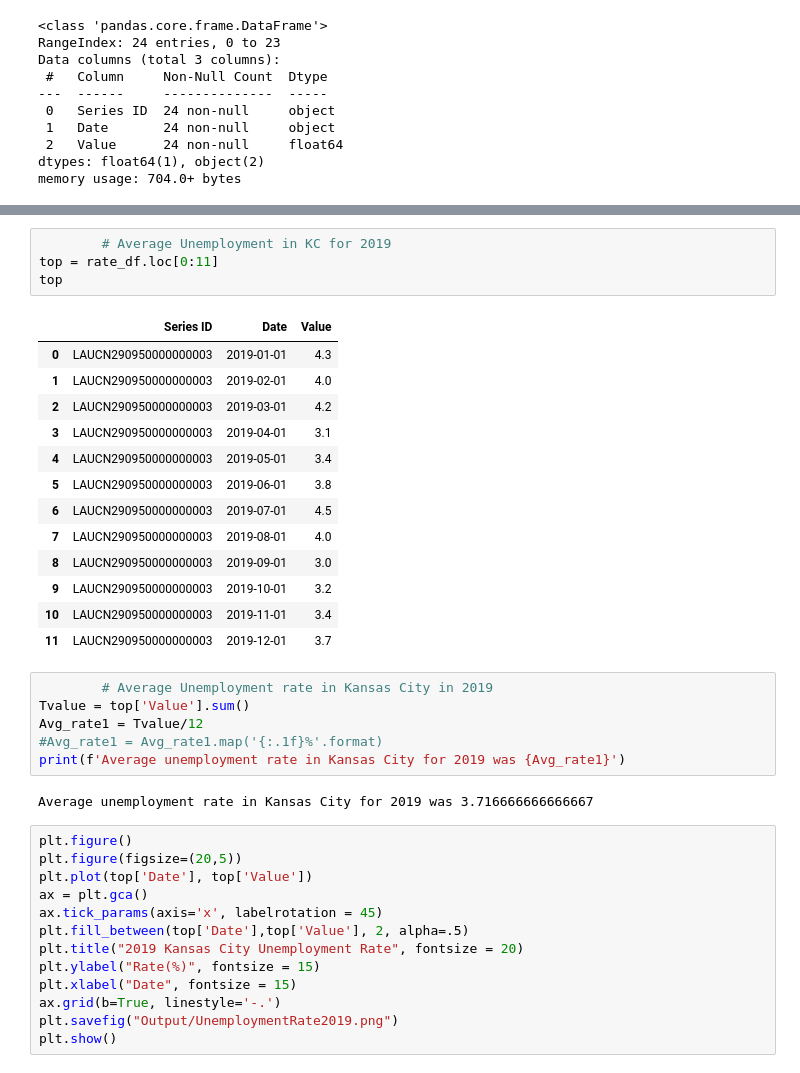
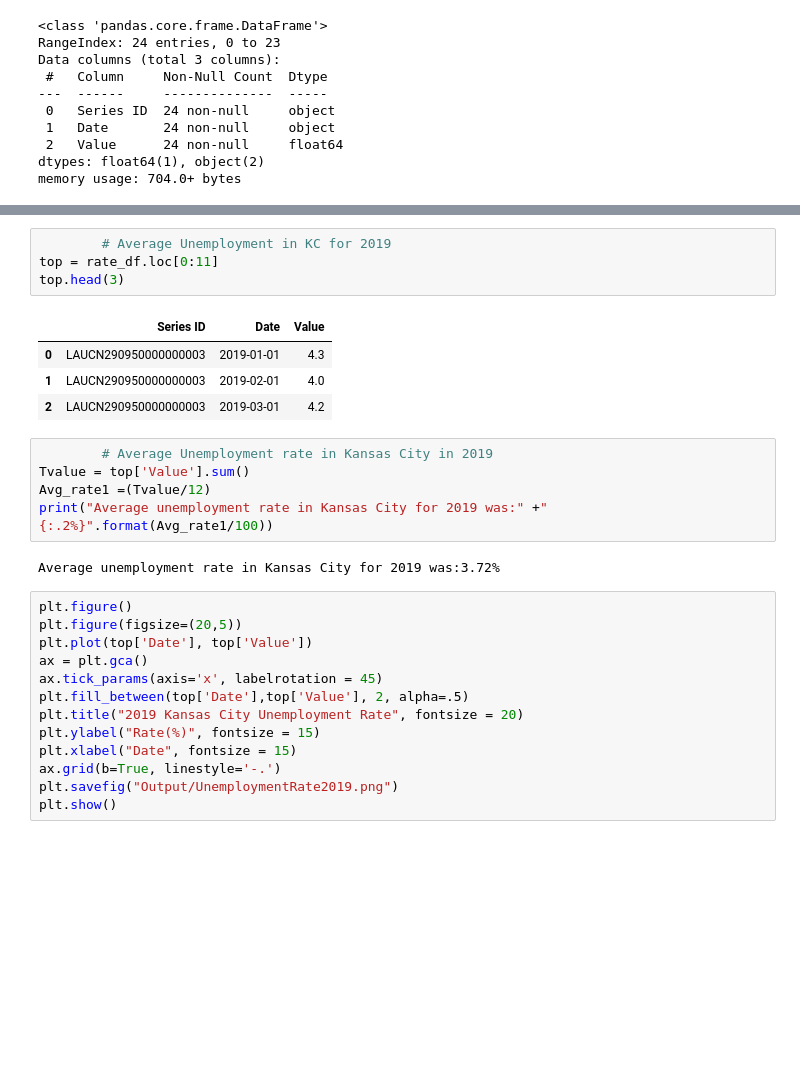
Before and after one commit to E-Weber/EKN-Project, a Jupyter notebook: Unemployment_EW/Unemployment_EW.ipynb, the cells around one changed output, grey strips where cells are left out. Cells and saved outputs as stored; diff of their text form; blank space fills up the shorter version.

```diff
--- a/Unemployment_EW/Unemployment_EW.ipynb
+++ b/Unemployment_EW/Unemployment_EW.ipynb
@@ -65,29 +46,19 @@ rate_df
 # %%
         # Average Unemployment in KC for 2019
 top = rate_df.loc[0:11]
-top
+top.head(3)
 # %% [output]
 |  | Series ID | Date | Value |
 | 0 | LAUCN290950000000003 | 2019-01-01 | 4.3 |
 | 1 | LAUCN290950000000003 | 2019-02-01 | 4.0 |
 | 2 | LAUCN290950000000003 | 2019-03-01 | 4.2 |
-| 3 | LAUCN290950000000003 | 2019-04-01 | 3.1 |
-| 4 | LAUCN290950000000003 | 2019-05-01 | 3.4 |
-| 5 | LAUCN290950000000003 | 2019-06-01 | 3.8 |
-| 6 | LAUCN290950000000003 | 2019-07-01 | 4.5 |
-| 7 | LAUCN290950000000003 | 2019-08-01 | 4.0 |
-| 8 | LAUCN290950000000003 | 2019-09-01 | 3.0 |
-| 9 | LAUCN290950000000003 | 2019-10-01 | 3.2 |
-| 10 | LAUCN290950000000003 | 2019-11-01 | 3.4 |
-| 11 | LAUCN290950000000003 | 2019-12-01 | 3.7 |
 # %%
         # Average Unemployment rate in Kansas City in 2019
 Tvalue = top['Value'].sum()
-Avg_rate1 = Tvalue/12
-#Avg_rate1 = Avg_rate1.map('{:.1f}%'.format)
-print(f'Average unemployment rate in Kansas City for 2019 was {Avg_rate1}')
+Avg_rate1 =(Tvalue/12)
+print("Average unemployment rate in Kansas City for 2019 was:" +"{:.2%}".format(Avg_rate1/100))
 # %% [output]
-Average unemployment rate in Kansas City for 2019 was 3.716666666666667
+Average unemployment rate in Kansas City for 2019 was:3.72%
 # %%
 plt.figure()
 plt.figure(figsize=(20,5))
```
Also changed, not shown: parts of 28 cells of this notebook, 7 other files.
